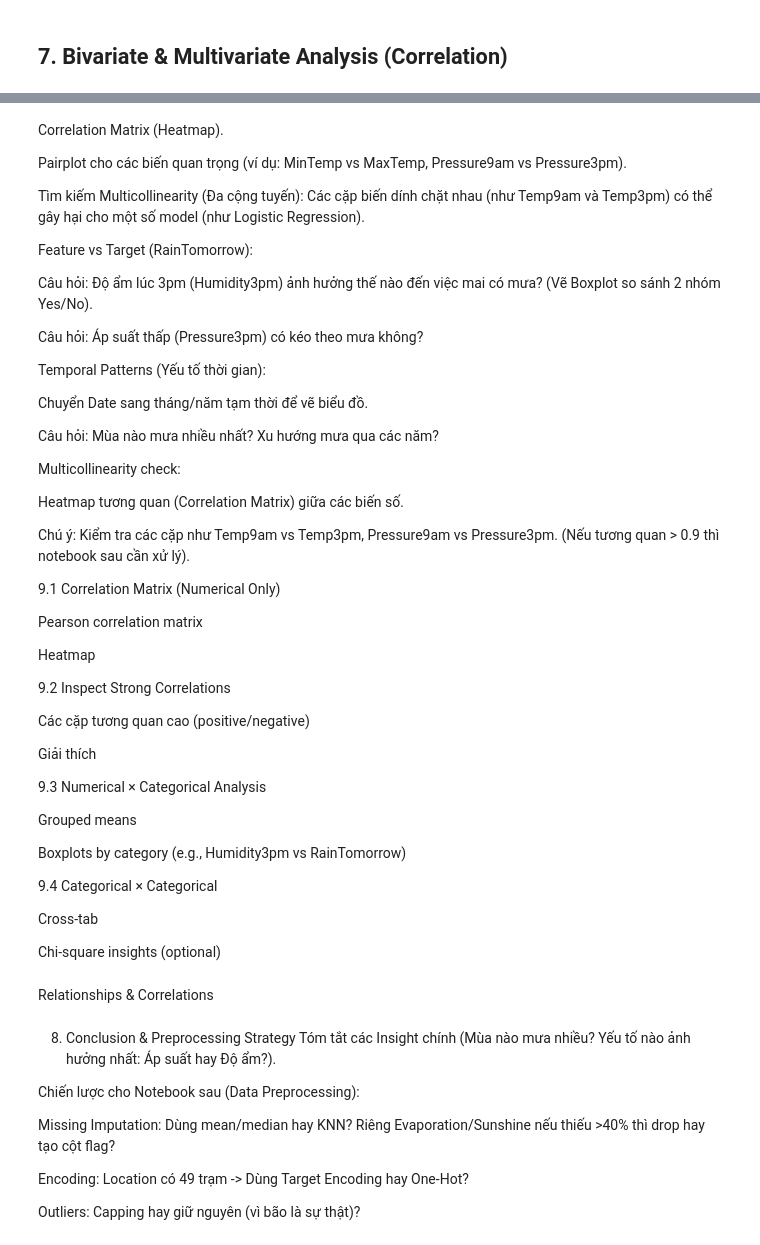
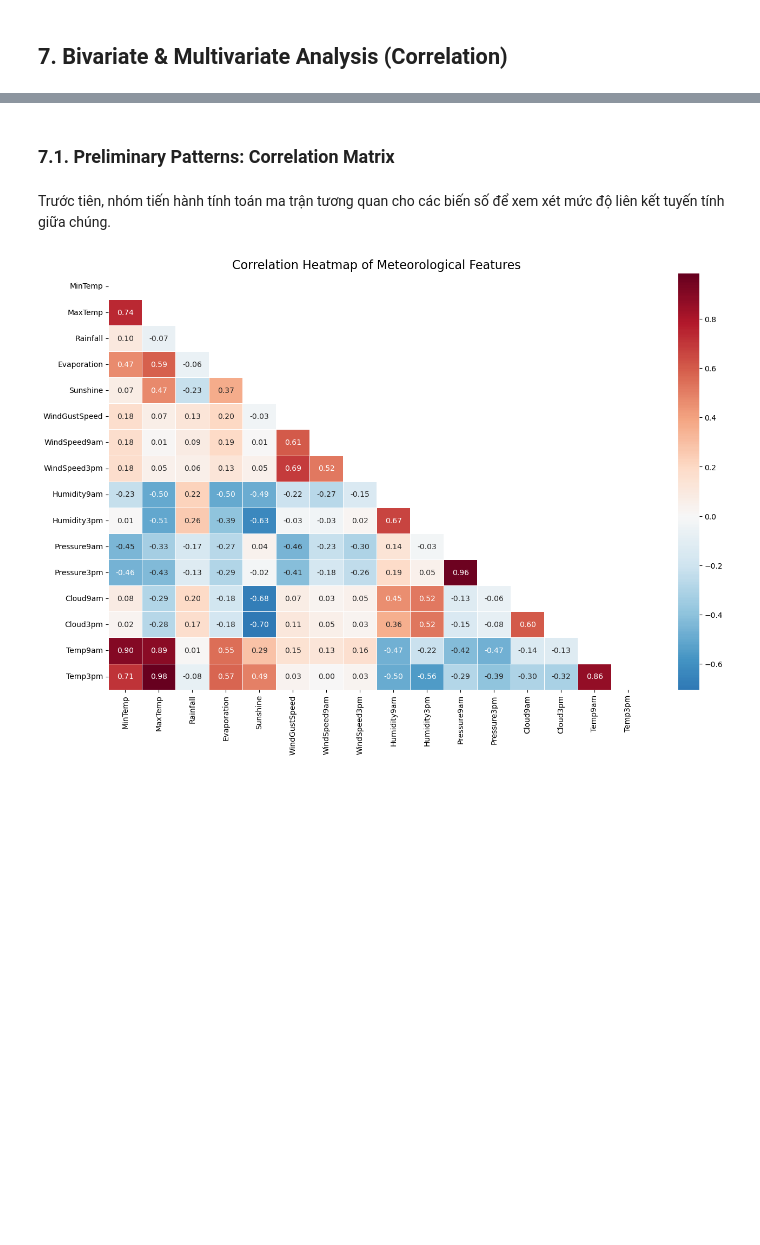
Before and after one commit to ThanhChuong12/Prog4DS-Final-Project, a Jupyter notebook: notebooks/02_data_exploration.ipynb, the cells around one changed output, grey strips where cells are left out. Drawn from its saved outputs; the diff is of its cells as text; code cells hidden in the pictures; blank space fills up the shorter version.

```diff
--- a/notebooks/02_data_exploration.ipynb
+++ b/notebooks/02_data_exploration.ipynb
@@ -1367,61 +1370,8 @@ Sự mất cân bằng lớp của biến mục tiêu không chỉ là vấn đ
-# %% [markdown]
-Correlation Matrix (Heatmap).
-
-Pairplot cho các biến quan trọng (ví dụ: MinTemp vs MaxTemp, Pressure9am vs Pressure3pm).
-
-Tìm kiếm Multicollinearity (Đa cộng tuyến): Các cặp biến dính chặt nhau (như Temp9am và Temp3pm) có thể gây hại cho một số model (như Logistic Regression).
-
-Feature vs Target (RainTomorrow):
-
-Câu hỏi: Độ ẩm lúc 3pm (Humidity3pm) ảnh hưởng thế nào đến việc mai có mưa? (Vẽ Boxplot so sánh 2 nhóm Yes/No).
-
-Câu hỏi: Áp suất thấp (Pressure3pm) có kéo theo mưa không?
-
-Temporal Patterns (Yếu tố thời gian):
-
-Chuyển Date sang tháng/năm tạm thời để vẽ biểu đồ.
-
-Câu hỏi: Mùa nào mưa nhiều nhất? Xu hướng mưa qua các năm?
-
-Multicollinearity check:
-
-Heatmap tương quan (Correlation Matrix) giữa các biến số.
-
-Chú ý: Kiểm tra các cặp như Temp9am vs Temp3pm, Pressure9am vs Pressure3pm. (Nếu tương quan > 0.9 thì notebook sau cần xử lý).
-
-9.1 Correlation Matrix (Numerical Only)
-
-Pearson correlation matrix
-
-Heatmap
-
-9.2 Inspect Strong Correlations
-
-Các cặp tương quan cao (positive/negative)
-
-Giải thích
-
-9.3 Numerical × Categorical Analysis
-
-Grouped means
-
-Boxplots by category (e.g., Humidity3pm vs RainTomorrow)
-
-9.4 Categorical × Categorical
-
-Cross-tab
-
-Chi-square insights (optional)
-# %% [markdown]
-Relationships & Correlations
-# %% [markdown]
-8. Conclusion & Preprocessing Strategy
-Tóm tắt các Insight chính (Mùa nào mưa nhiều? Yếu tố nào ảnh hưởng nhất: Áp suất hay Độ ẩm?).
-
-Chiến lược cho Notebook sau (Data Preprocessing):
-
-Missing Imputation: Dùng mean/median hay KNN? Riêng Evaporation/Sunshine nếu thiếu >40% thì drop hay tạo cột flag?
-
-Encoding: Location có 49 trạm -> Dùng Target Encoding hay One-Hot?
-
-Outliers: Capping hay giữ nguyên (vì bão là sự thật)?
+# %% [markdown]
+### **7.1. Preliminary Patterns: Correlation Matrix**
+# %% [markdown]
+Trước tiên, nhóm tiến hành tính toán ma trận tương quan cho các biến số để xem xét mức độ liên kết tuyến tính giữa chúng.
+# %%
+correlation_matrix_heatmap(df_weather)
+# %% [output]
+[figure, added]
```
Also changed, not shown: parts of 32 cells of this notebook.
